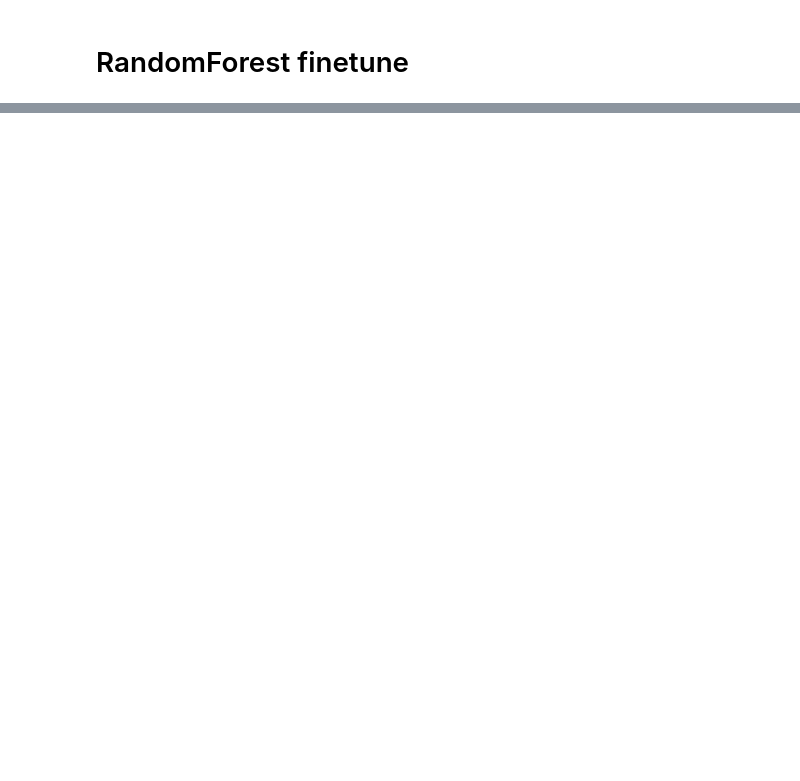
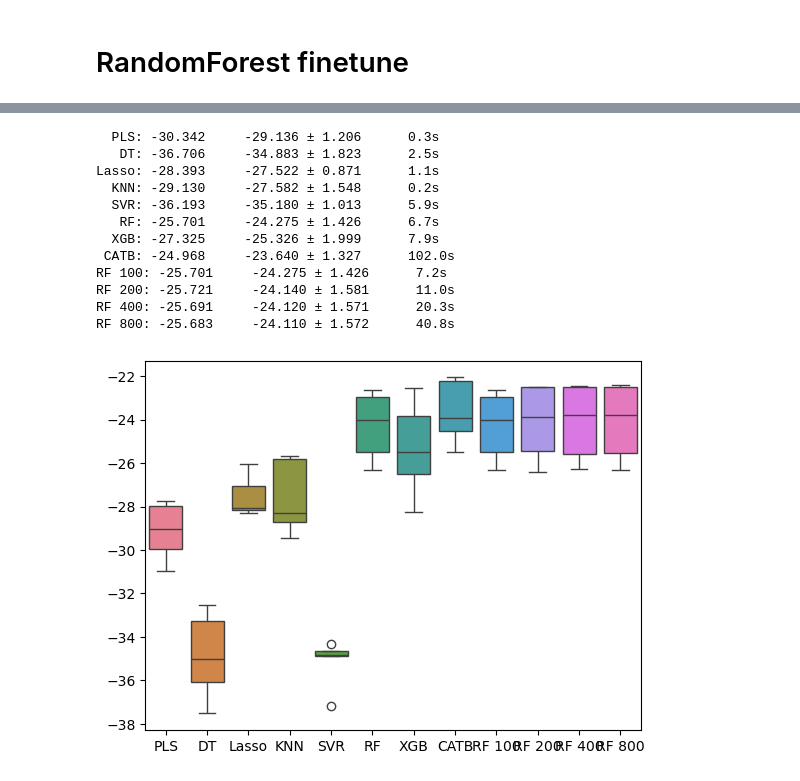
Before and after one commit to alkorolyov/tox24, a Jupyter notebook: notebooks/07_base_model_rd_fingerprints.ipynb, the cells around one changed output, grey strips where cells are left out. Cells and saved outputs as stored; diff of their text form; code cells hidden in the pictures; blank space fills up the shorter version.

```diff
--- a/notebooks/07_base_model_rd_fingerprints.ipynb
+++ b/notebooks/07_base_model_rd_fingerprints.ipynb
@@ -301,0 +399,2 @@ KeyboardInterrupt:
+# %%
+corr = mem.cache(lambda x: x.corr())(feats_target)
@@ -301,0 +405,6 @@ KeyboardInterrupt:
+# %%
+from src.corr import noncorrelated_features
+
+ids = noncorrelated_features(corr, threshold=0.95)
+
+corr.columns[ids]
@@ -301,0 +455,20 @@ KeyboardInterrupt:
+# %%
+uncorr_feats = corr.columns[ids].tolist()
+# %%
+X_train = train[fps_cols + uncorr_feats]
+X_train_scale = scaler.fit_transform(X_train.values)
+results = evaluate(X_train_scale)
+# %% [output]
+  PLS: -30.342     -29.136 ± 1.206      0.3s
+   DT: -36.706     -34.883 ± 1.823      2.5s
+Lasso: -28.393     -27.522 ± 0.871      1.1s
+  KNN: -29.130     -27.582 ± 1.548      0.2s
+  SVR: -36.193     -35.180 ± 1.013      5.9s
+   RF: -25.701     -24.275 ± 1.426      6.7s
+  XGB: -27.325     -25.326 ± 1.999      7.9s
+ CATB: -24.968     -23.640 ± 1.327      102.0s
+RF 100: -25.701     -24.275 ± 1.426      7.2s
+RF 200: -25.721     -24.140 ± 1.581      11.0s
+RF 400: -25.691     -24.120 ± 1.571      20.3s
+RF 800: -25.683     -24.110 ± 1.572      40.8s
+[figure, added]
```
Also changed, not shown: parts of 33 cells of this notebook, 31 other files.
